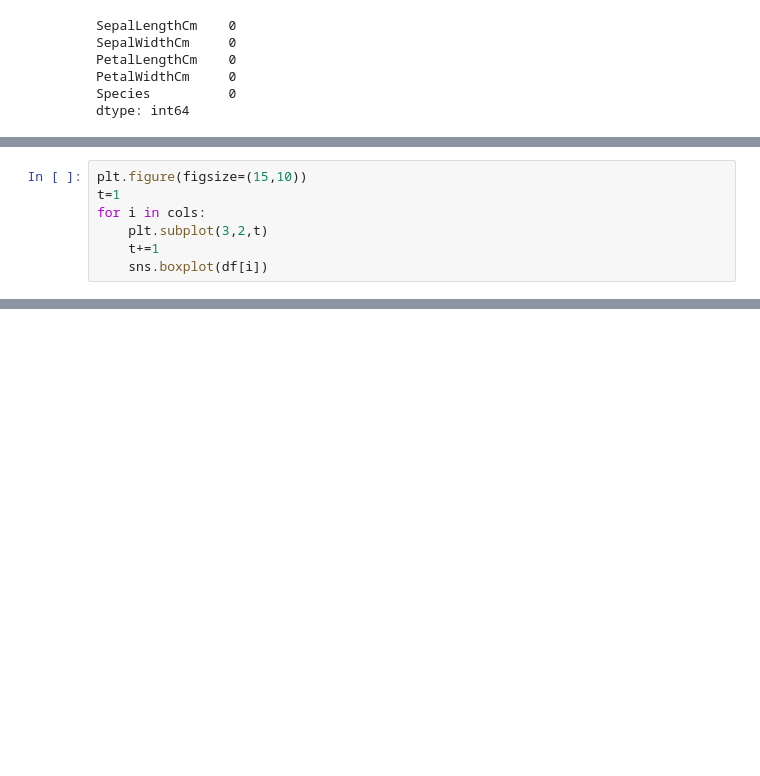
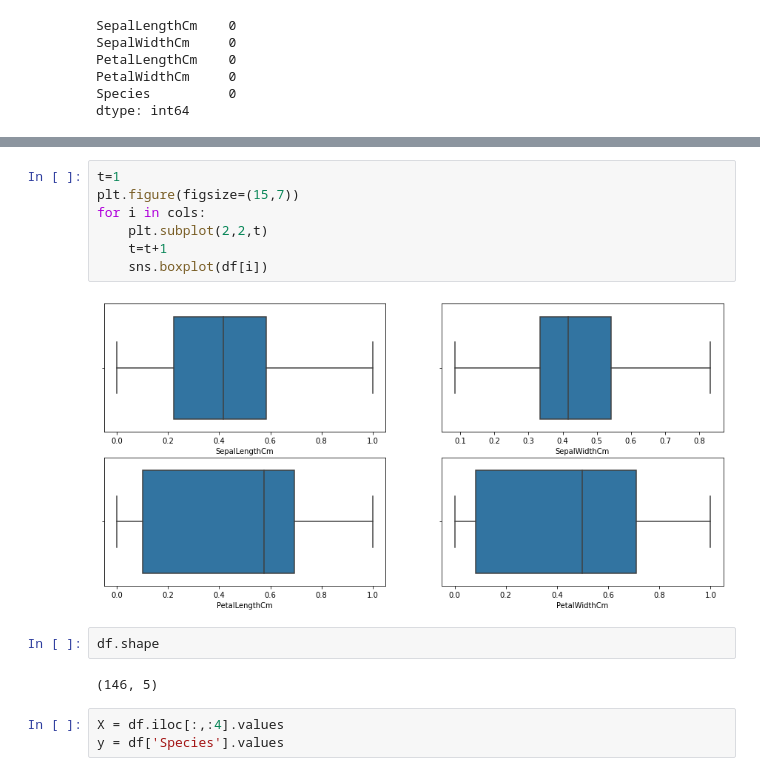
Before and after one commit to jashshah-2103/dsbdal, a Jupyter notebook: DSBDAL/assn6.ipynb, the cells around one changed output, grey strips where cells are left out. Cells and saved outputs as stored; diff of their text form; blank space fills up the shorter version.

```diff
--- a/DSBDAL/assn6.ipynb
+++ b/DSBDAL/assn6.ipynb
@@ -122,7 +115,0 @@ sns.histplot(x=df['Species'],hue=df["Species"],kde=True)
-# %%
-plt.figure(figsize=(15,10))
-t=1
-for i in cols:
-    plt.subplot(3,2,t)
-    t+=1
-    sns.boxplot(df[i])
@@ -159,0 +141,16 @@ df[(df['SepalWidthCm']<Lower_limit)|(df['SepalWidthCm']>Upper_limit)]
+# %%
+t=1
+plt.figure(figsize=(15,7))
+for i in cols:
+    plt.subplot(2,2,t)
+    t=t+1
+    sns.boxplot(df[i])
+# %% [output]
+[figure, added]
+# %%
+df.shape
+# %% [output]
+(146, 5)
+# %%
+X = df.iloc[:,:4].values
+y = df['Species'].values
```
Also changed, not shown: parts of 42 cells of this notebook.
